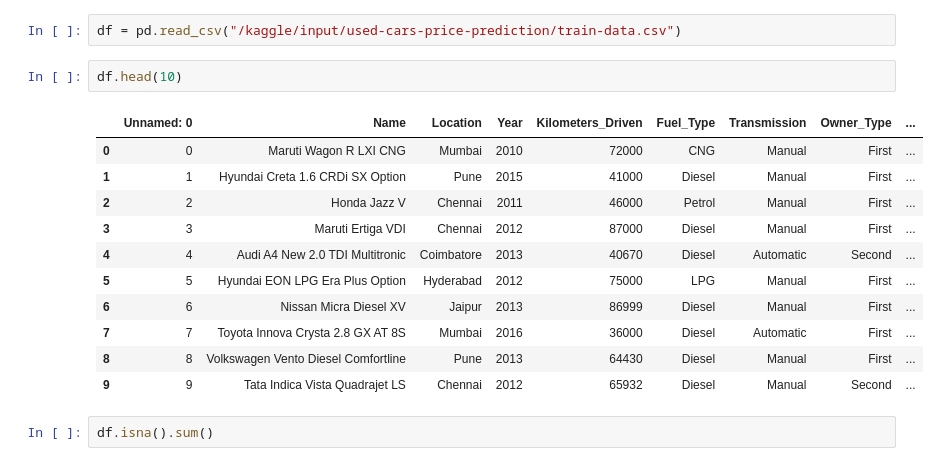
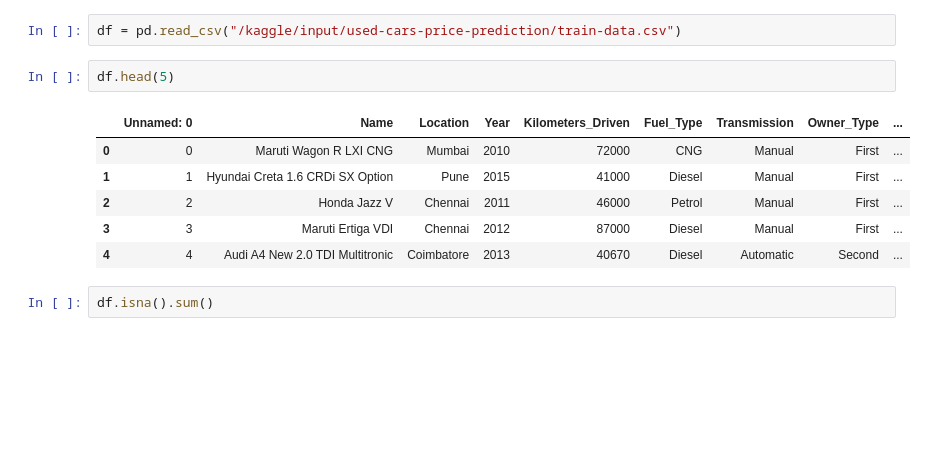
Before and after one commit to omniaghazy/kaggle-dataAnalysis-, a Jupyter notebook: used-cars-price-prediction.ipynb, the cells around one changed output. Cells and saved outputs as stored; diff of their text form; blank space fills up the shorter version.

```diff
--- a/used-cars-price-prediction.ipynb
+++ b/used-cars-price-prediction.ipynb
@@ -27,19 +27,14 @@ import seaborn as sns
 # %%
 df = pd.read_csv("/kaggle/input/used-cars-price-prediction/train-data.csv")
 # %%
-df.head(10)
+df.head(5)
 # %% [output]
 |  | Unnamed: 0 | Name | Location | Year | Kilometers_Driven | Fuel_Type | Transmission | Owner_Type | ... |
 | 0 | 0 | Maruti Wagon R LXI CNG | Mumbai | 2010 | 72000 | CNG | Manual | First | ... |
 | 1 | 1 | Hyundai Creta 1.6 CRDi SX Option | Pune | 2015 | 41000 | Diesel | Manual | First | ... |
 | 2 | 2 | Honda Jazz V | Chennai | 2011 | 46000 | Petrol | Manual | First | ... |
 | 3 | 3 | Maruti Ertiga VDI | Chennai | 2012 | 87000 | Diesel | Manual | First | ... |
 | 4 | 4 | Audi A4 New 2.0 TDI Multitronic | Coimbatore | 2013 | 40670 | Diesel | Automatic | Second | ... |
-| 5 | 5 | Hyundai EON LPG Era Plus Option | Hyderabad | 2012 | 75000 | LPG | Manual | First | ... |
-| 6 | 6 | Nissan Micra Diesel XV | Jaipur | 2013 | 86999 | Diesel | Manual | First | ... |
-| 7 | 7 | Toyota Innova Crysta 2.8 GX AT 8S | Mumbai | 2016 | 36000 | Diesel | Automatic | First | ... |
-| 8 | 8 | Volkswagen Vento Diesel Comfortline | Pune | 2013 | 64430 | Diesel | Manual | First | ... |
-| 9 | 9 | Tata Indica Vista Quadrajet LS | Chennai | 2012 | 65932 | Diesel | Manual | Second | ... |
 # %%
 df.isna().sum()
 # %% [output]
```
Also changed, not shown: parts of 26 cells of this notebook.
